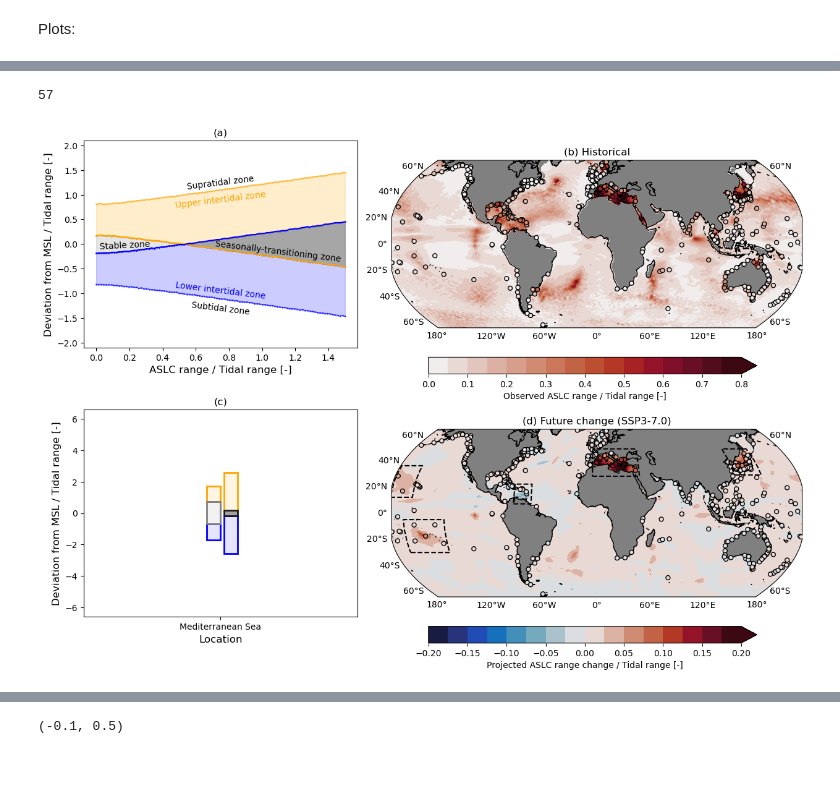
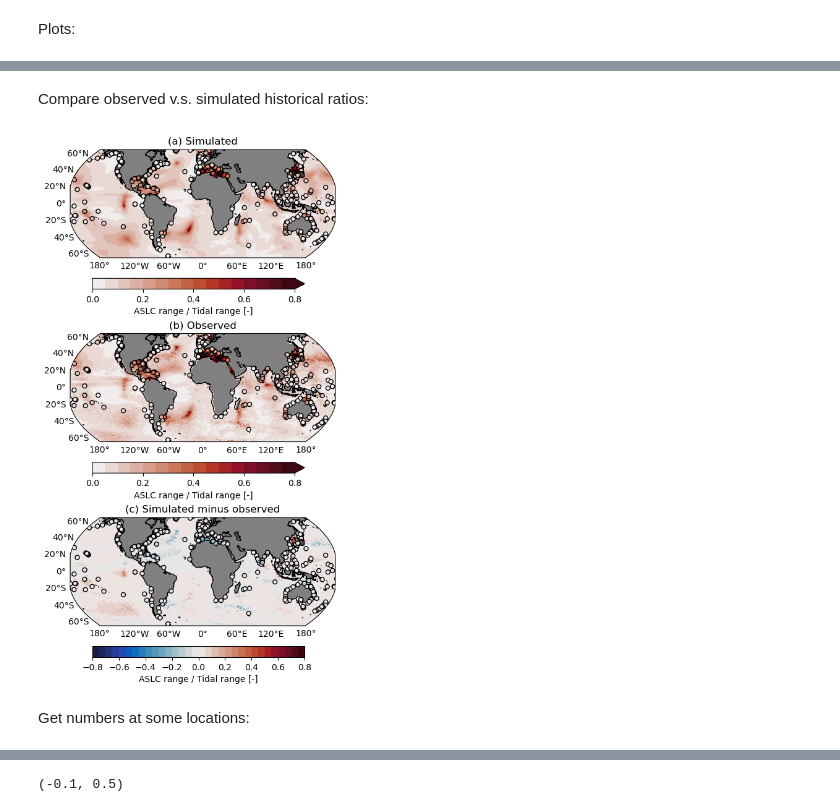
Before and after one commit to Timh37/aslc_intertidal, a Jupyter notebook: src/plot_aslc_to_tr.ipynb, the cells around one changed output, grey strips where cells are left out. Saved outputs shown, nothing was run; the diff lists cells and outputs as text; code cells hidden in the pictures; blank space fills up the shorter version.

Commit message:
new figures and input data to fig2c added

```diff
--- a/src/plot_aslc_to_tr.ipynb
+++ b/src/plot_aslc_to_tr.ipynb
@@ -53,6 +53,7 @@ tr_at_duacs = xr.open_dataset('data/aslc_vs_tr/eot20_tr_at_duacs.nc').tidal_rang
 
 hist_range      = xr.open_dataset('data/aslc_vs_tr/hist_aslc_range_memmean_median.nc').zos_ibe
 hist_range_tgs  = xr.open_dataset('data/aslc_vs_tr/hist_aslc_range_memmean_median_tgs.nc').zos_ibe
+hist_range_at_duacs = xr.open_dataset('data/aslc_vs_tr/hist_aslc_range_memmean_median_at_duacs.nc').zos_ibe
 drange          = xr.open_dataset('data/aslc_vs_tr/d_aslc_range_memmean_median_'+ssp+'.nc').zos_ibe
 drange_tgs      = xr.open_dataset('data/aslc_vs_tr/d_aslc_range_memmean_median_'+ssp+'_tgs.nc').zos_ibe
 drange_at_duacs = xr.open_dataset('data/aslc_vs_tr/d_aslc_range_memmean_median_'+ssp+'_at_duacs.nc').zos_ibe
@@ -98,64 +101,42 @@ fig.show()
+# %% [markdown]
+Compare observed v.s. simulated historical ratios:
 # %%
-fig = plt.figure(figsize=(15,10))
-gs1 = fig.add_gridspec(2,2,hspace=.3,wspace=.1,width_ratios=[1,1.5]) #define subplot grid
+fig = plt.figure(figsize=(7,10))
+gs1 = fig.add_gridspec(3,1,hspace=.7,wspace=.1) #define subplot grid
 
 
-#(a) mean intertidal zones width as function of tidal range
-ax = fig.add_subplot(gs1[0,0])
-figure_2.figure_2a(ax,path_bin = './bin/figure_2/figure_2a.npy', path_png = None, run = False)
-ax.set_title('(a)')
 
-#(b) width change at specific locations
-ax = fig.add_subplot(gs1[1,0])
-figure_2.figure_2b(ax,path_csv = 'data/ticon/TICON.txt', path_png = None)
-ax.set_title('(c)')
+#(a)
+amp_discrete = matplotlib.colors.LinearSegmentedColormap.from_list('Custom cmap',  [cmocean.cm.amp(i) for i in range(cmocean.cm.amp.N)], 16) #define discrete colormap
 
-#(c) plot historical ASLC range divided by tidal range
+fig,ax = add_global_map_subplot(fig,hist_range_at_duacs/tr_at_duacs,
+                                 gs1[0,0],0,.8,amp_discrete,'(a) Simulated',None,'below','ASLC range / Tidal range [-]','max')
+s1=ax.scatter(hist_range_tgs.lon,hist_range_tgs.lat,c=hist_range_tgs/tr_at_tgs,
+               vmin=0,vmax=.8,cmap=amp_discrete,edgecolor='black',s=25,marker='o',transform=ccrs.PlateCarree(),zorder=5)
+ax.set_facecolor("grey")
+
+
+#(b)
 amp_discrete = matplotlib.colors.LinearSegmentedColormap.from_list('Custom cmap',  [cmocean.cm.amp(i) for i in range(cmocean.cm.amp.N)], 16) #define discrete colormap
 
 fig,ax = add_global_map_subplot(fig,sla_ibe_range/tr_at_duacs,
-                                 gs1[0,1],0,.8,amp_discrete,'(b) Historical',None,'below','Observed ASLC range / Tidal range [-]','max')
+                                 gs1[1,0],0,.8,amp_discrete,'(b) Observed',None,'below','ASLC range / Tidal range [-]','max')
 s1=ax.scatter(hist_range_tgs.lon,hist_range_tgs.lat,c=psmsl_range/tr_at_tgs,
                vmin=0,vmax=.8,cmap=amp_discrete,edgecolor='black',s=25,marker='o',transform=ccrs.PlateCarree(),zorder=5)
 ax.set_facecolor("grey")
 
 
-#(d) plot projected ASLC range change divided by tidal range
-balance_discrete = matplotlib.colors.LinearSegmentedColormap.from_list('Custom cmap',  [cmocean.cm.balance(i) for i in range(cmocean.cm.balance.N)], 16)
+#(c)
+balance_discrete = matplotlib.colors.LinearSegmentedColormap.from_list('Custom cmap',  [cmocean.cm.balance(i) for i in range(cmocean.cm.balance.N)], 32) #define discrete colormap
 
-fig,ax = add_global_map_subplot(fig,drange_at_duacs/tr_at_duacs,
-                                 gs1[1,1],-.2,.2,balance_discrete,'(d) Future change (SSP3-7.0)',None,'below','Projected ASLC range change / Tidal range [-]','max')
-s1=ax.scatter(hist_range_tgs.lon,hist_range_tgs.lat,c=drange_tgs/tr_at_tgs,
-               vmin=-.2,vmax=.2,cmap=balance_discrete,edgecolor='black',s=25,marker='o',transform=ccrs.PlateCarree(),zorder=5)
-
+fig,ax = add_global_map_subplot(fig,(hist_range_at_duacs-sla_ibe_range)/tr_at_duacs,
+                                 gs1[2,0],-.8,.8,balance_discrete,'(c) Simulated minus observed',None,'below','ASLC range / Tidal range [-]',None)
+s1=ax.scatter(hist_range_tgs.lon,hist_range_tgs.lat,c=(hist_range_tgs-psmsl_range)/tr_at_tgs,
+               vmin=-.8,vmax=.8,cmap=balance_discrete,edgecolor='black',s=25,marker='o',transform=ccrs.PlateCarree(),zorder=5)
 ax.set_facecolor("grey")
 
-#draw rectangles around regions of large changes relative to the tidal range
-ax.plot([-4, 38, 38, -4, -4], [28, 28, 49, 49, 28],
-         color='black', linewidth=1.5,linestyle='dashed',
-         transform=ccrs.PlateCarree(),zorder=8, #remove this line to get straight lines
-         )
-
-ax.plot([-72, -57, -57, -72, -72], [7, 7, 22, 22, 7],
-         color='black', linewidth=1.5,linestyle='dashed',
-         transform=ccrs.PlateCarree(),zorder=8, #remove this line to get straight lines
-         )
-
-ax.plot([-167, -132, -132, -167, -167], [-30, -30, -5, -5, -30],
-         color='black', linewidth=1.5,linestyle='dashed',
-         transform=ccrs.PlateCarree(),zorder=8, #remove this line to get straight lines
-         )
-
-ax.plot([-179, -160, -160, -179, -179], [12, 12, 36, 36, 12],
-         color='black', linewidth=1.5,linestyle='dashed',
-         transform=ccrs.PlateCarree(),zorder=8, #remove this line to get straight lines
-         )
-
-ax.plot([123, 147, 147, 123, 123], [29, 29, 49, 49, 29],
-         color='black', linewidth=1.5,linestyle='dashed',
-         transform=ccrs.PlateCarree(),zorder=8, #remove this line to get straight lines
-         )
 fig.show()
 # %% [output]
-57
-[figure, old version]
+[figure, new version]
+# %% [markdown]
+Get numbers at some locations:
```
Also changed, not shown: parts of 4 cells of this notebook, 1 other file.
